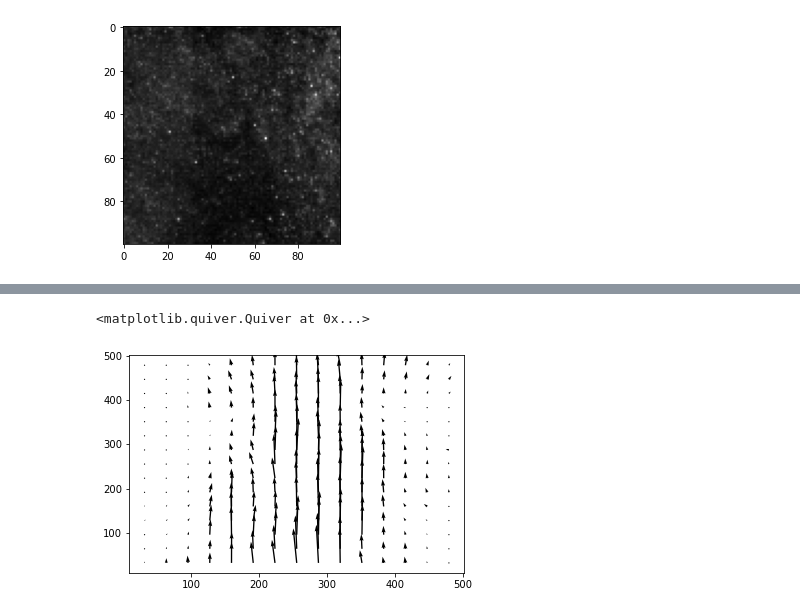
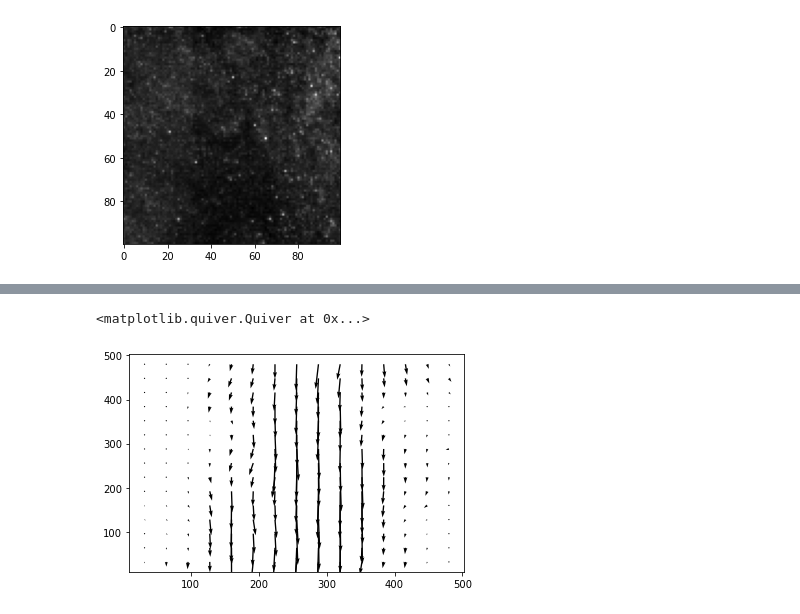
Before and after one commit to AntarikshVishwakarma/Jet-Analysis-Module, a Jupyter notebook: Jet velocity analysis.ipynb, the cells around one changed output, grey strips where cells are left out. Drawn from its saved outputs; the diff is of its cells as text; code cells hidden in the pictures.

```diff
--- a/Jet velocity analysis.ipynb
+++ b/Jet velocity analysis.ipynb
@@ -91,8 +91,8 @@ x, y, u3, v3 = scaling.uniform(x, y, u2,
 
 # field_shape = pyprocess.get_field_shape(image_size=frame_a.shape,search_area_size=searchsize,overlap=overlap)
 # %%
-plt.quiver(x,y,u3,v3)
+plt.quiver(x,y,u3,-v3)
 # %% [output]
 <matplotlib.quiver.Quiver at 0x...>
-[figure, old version]
+[figure, new version]
 # %%
```
Also changed, not shown: parts of 9 cells of this notebook.
